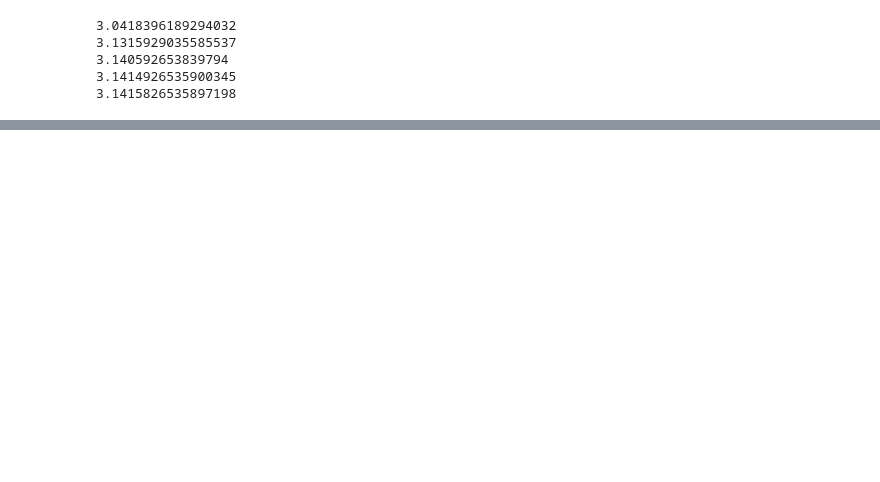
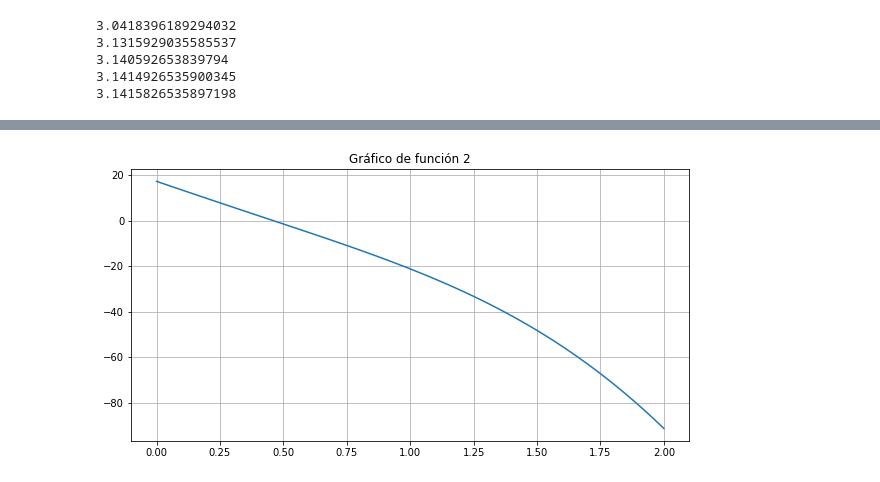
Before and after one commit to Melzr/Numerico, a Jupyter notebook: TP1.ipynb, the cells around one changed output, grey strips where cells are left out. Drawn from its saved outputs; the diff is of its cells as text; code cells hidden in the pictures; blank space fills up the shorter version.

```diff
--- a/TP1.ipynb
+++ b/TP1.ipynb
@@ -105,0 +168,9 @@ np.float32(leibniz(10))
+# %%
+fig = plt.figure(figsize = (10, 5))
+plt.plot(x, f2)
+plt.title('Gráfico de función 2')
+plt.grid()
+
+plt.show()
+# %% [output]
+[figure, added]
```
Also changed, not shown: parts of 38 cells of this notebook.
